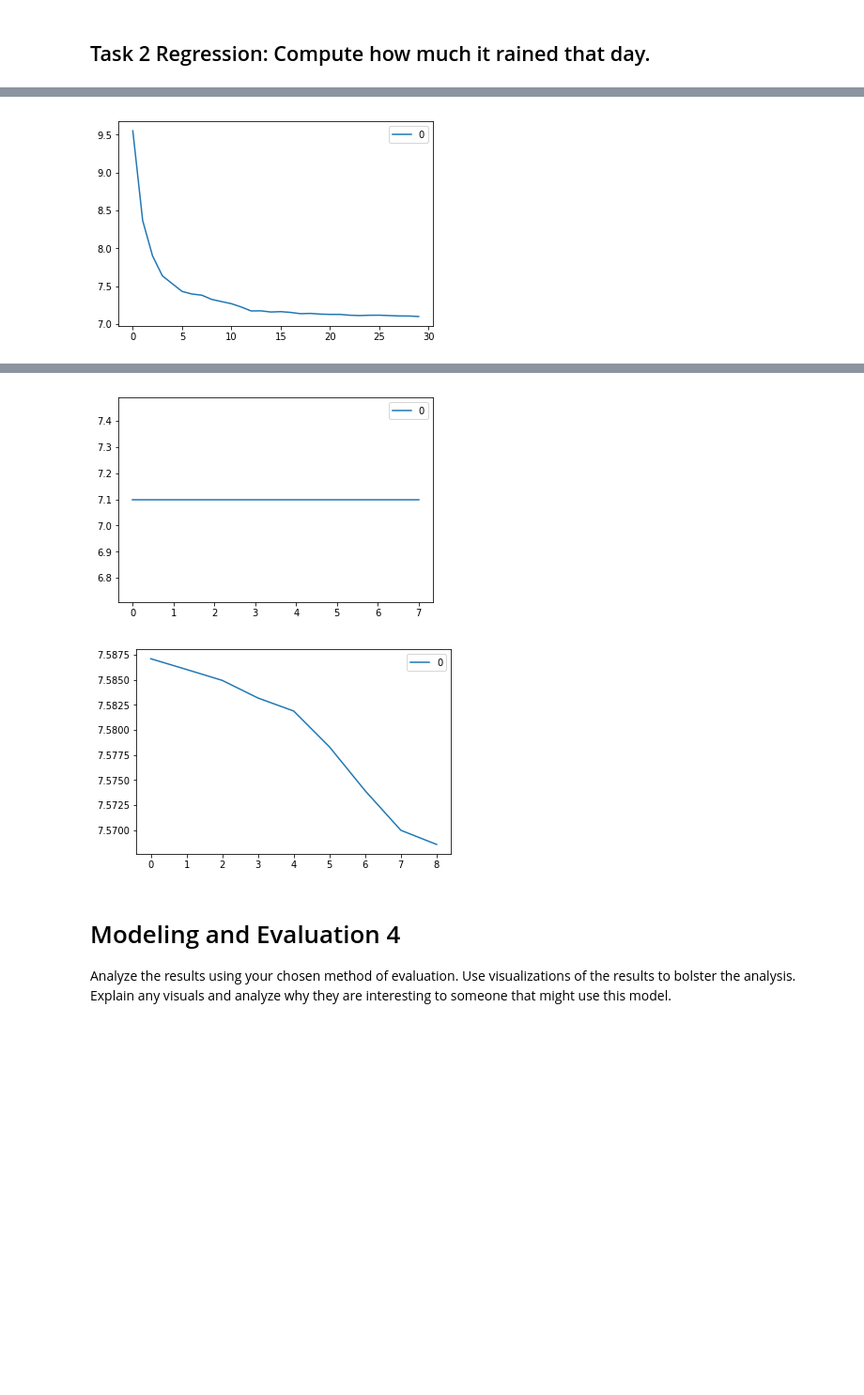
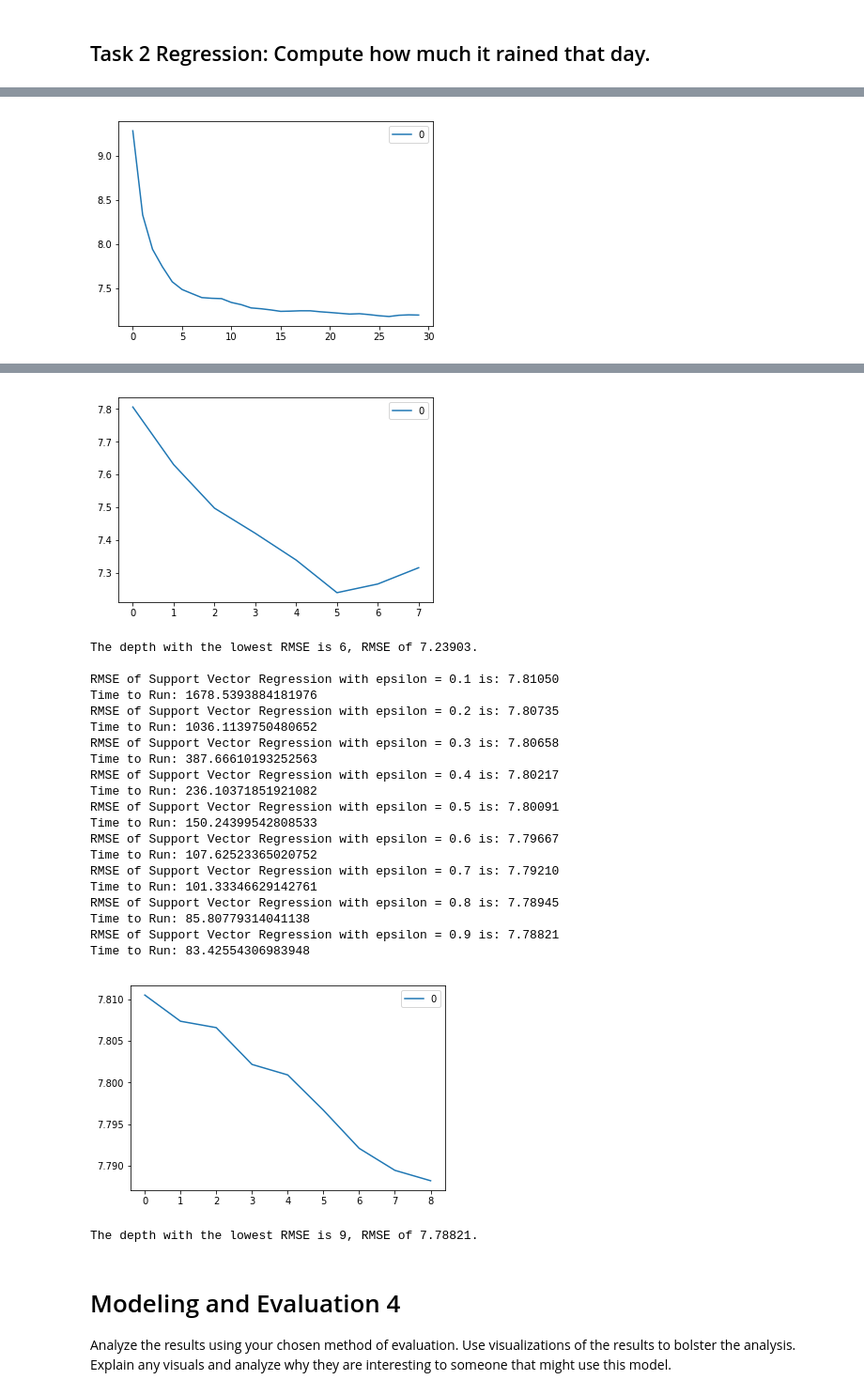
Before and after one commit to jpafford/Data_Mining_7331, a Jupyter notebook: Lab Two Classification.ipynb, the cells around one changed output, grey strips where cells are left out. Shown at 94% size. Cells and saved outputs as stored; diff of their text form; code cells hidden in the pictures; blank space fills up the shorter version.

```diff
--- a/Lab Two Classification.ipynb
+++ b/Lab Two Classification.ipynb
@@ -362,8 +441,9 @@ for iter_num, (train_indices, test_indices) in enumerate(cv_object.split(x,y)):
         print ("Time to Run:", time.time()-t0)
     #plotting the rmse values against k values
     curve = pd.DataFrame(rmse_val) #elbow curve
-    curve.plot()
+    plt.show(curve.plot())
     print('The number of neighbors with the lowest RMSE is %d, RMSE of %.5f.' %(rmse_val.index(min(rmse_val))+1,min(rmse_val)))
+    print()
 
     rmse_val = []
     for K in range(1,31):
@@ -377,23 +457,25 @@ for iter_num, (train_indices, test_indices) in enumerate(cv_object.split(x,y)):
         print ("Time to Run:", time.time()-t0)
     #plotting the rmse values against k values
     curve = pd.DataFrame(rmse_val) #elbow curve
-    curve.plot()
+    plt.show(curve.plot())
     print('The number of neighbors with the lowest RMSE is %d, RMSE of %.5f.' %(rmse_val.index(min(rmse_val))+1,min(rmse_val)))
+    print()
 
     rmse_val = []
     for K in range(2,10):
         t0=time.time()
         dtr_clf = dtr(max_depth = K)
         dtr_clf.fit(X_train_scaled,y[train_indices])
-        y_hat = knnr_clf.predict(X_test_scaled)
+        y_hat = dtr_clf.predict(X_test_scaled)
         error = np.sqrt(mse(y[test_indices],y_hat))
         rmse_val.append(error)
         print('RMSE of Decision Tree with %d depth is: %.5f'%(K,error))
         print ("Time to Run:", time.time()-t0)
     #plotting the rmse values against k values
     curve = pd.DataFrame(rmse_val) #elbow curve
-    curve.plot()
+    plt.show(curve.plot())
     print('The depth with the lowest RMSE is %d, RMSE of %.5f.' %(rmse_val.index(min(rmse_val))+1,min(rmse_val)))
+    print()
 
     rmse_val = []
     for e in np.arange(.1,1,.1):
@@ -407,6 +489,7 @@ for iter_num, (train_indices, test_indices) in enumerate(cv_object.split(x,y)):
         print ("Time to Run:", time.time()-t0)
     #plotting the rmse values against k values
     curve = pd.DataFrame(rmse_val) #elbow curve
-    curve.plot()
+    plt.show(curve.plot())
     print('The depth with the lowest RMSE is %d, RMSE of %.5f.' %(rmse_val.index(min(rmse_val))+1,min(rmse_val)))
+    print()
 # %% [output]
@@ -431 +531 @@ The depth with the lowest RMSE is 9, RMSE of 7.56857.
-[figure, old version]
+[figure, new version]
@@ -432,5 +550,26 @@ The depth with the lowest RMSE is 9, RMSE of 7.56857.
-[figure, old version]
+[figure, new version]
+The depth with the lowest RMSE is 6, RMSE of 7.23903.
+
+RMSE of Support Vector Regression with epsilon = 0.1 is: 7.81050
+Time to Run: 1678.5393884181976
+RMSE of Support Vector Regression with epsilon = 0.2 is: 7.80735
+Time to Run: 1036.1139750480652
+RMSE of Support Vector Regression with epsilon = 0.3 is: 7.80658
+Time to Run: 387.66610193252563
+RMSE of Support Vector Regression with epsilon = 0.4 is: 7.80217
+Time to Run: 236.10371851921082
+RMSE of Support Vector Regression with epsilon = 0.5 is: 7.80091
+Time to Run: 150.24399542808533
+RMSE of Support Vector Regression with epsilon = 0.6 is: 7.79667
+Time to Run: 107.62523365020752
+RMSE of Support Vector Regression with epsilon = 0.7 is: 7.79210
+Time to Run: 101.33346629142761
+RMSE of Support Vector Regression with epsilon = 0.8 is: 7.78945
+Time to Run: 85.80779314041138
+RMSE of Support Vector Regression with epsilon = 0.9 is: 7.78821
+Time to Run: 83.42554306983948
-[figure, old version]
+[figure, new version]
+The depth with the lowest RMSE is 9, RMSE of 7.78821.
 # %% [markdown]
 # Modeling and Evaluation 4
 Analyze the results using your chosen method of evaluation. Use visualizations of the results to bolster the analysis. Explain any visuals and analyze why they are interesting to someone that might use this model.
```
Also changed, not shown: parts of 5 cells of this notebook.
